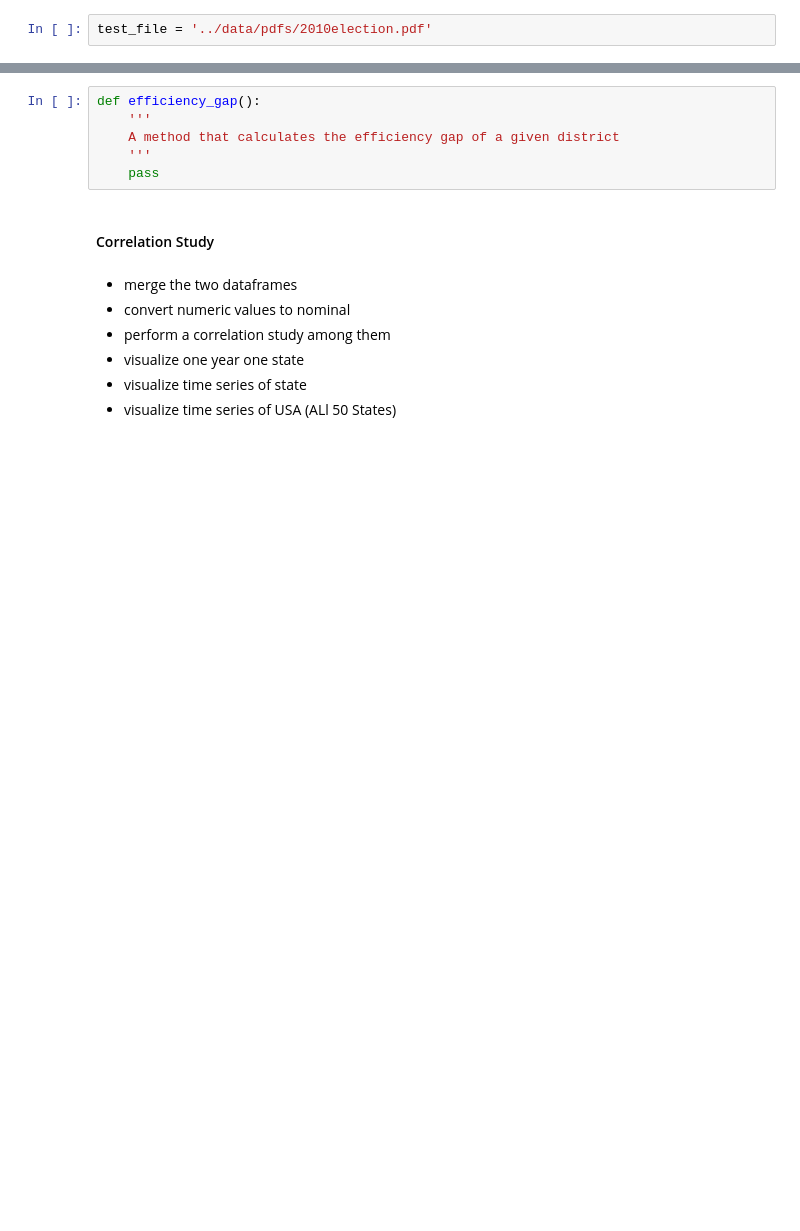
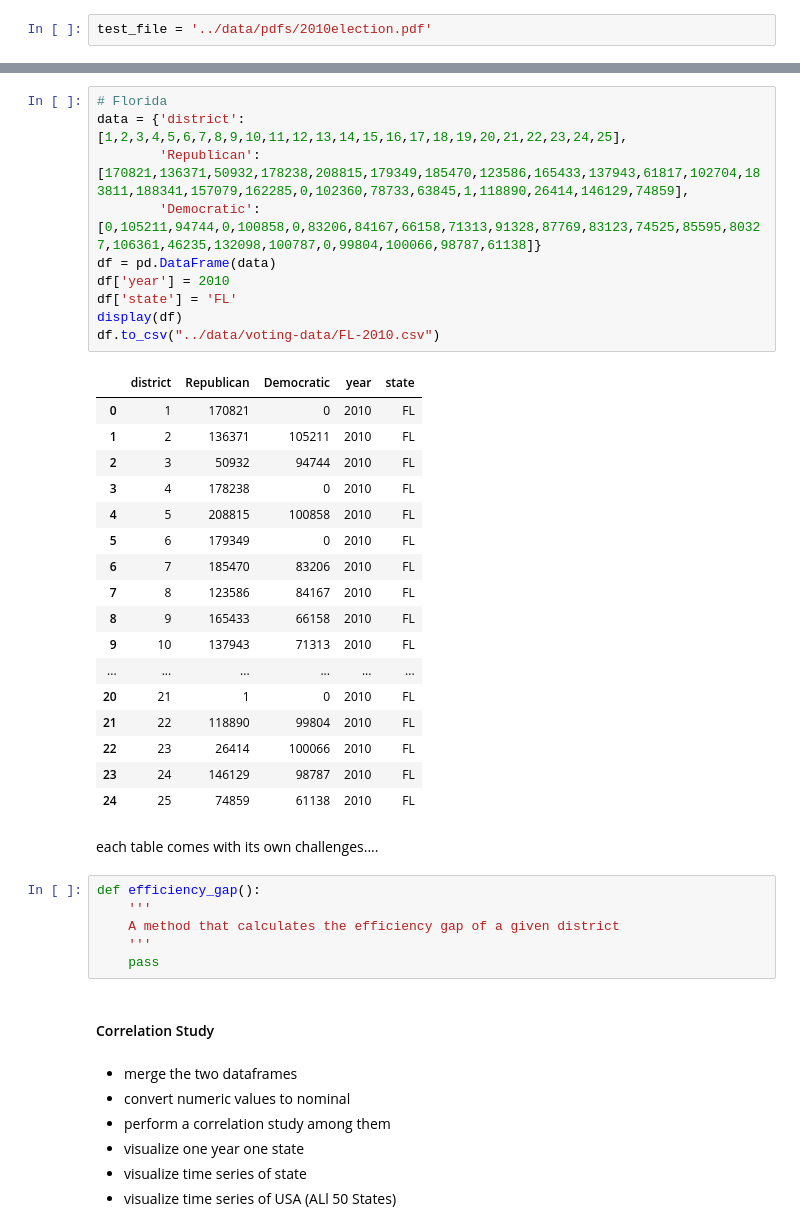
Before and after one commit to Simonlee711/gerrymandering-polarisation-study, a Jupyter notebook: src/gov-analysis.ipynb, the cells around one changed output, grey strips where cells are left out. Saved outputs shown, nothing was run; the diff lists cells and outputs as text; blank space fills up the shorter version.

```diff
--- a/src/gov-analysis.ipynb
+++ b/src/gov-analysis.ipynb
@@ -148,3 +270,33 @@ tables = camelot.read_pdf('../data/pdfs/2010election.pdf')
+# %%
+# Florida
+data = {'district': [1,2,3,4,5,6,7,8,9,10,11,12,13,14,15,16,17,18,19,20,21,22,23,24,25],
+        'Republican': [170821,136371,50932,178238,208815,179349,185470,123586,165433,137943,61817,102704,183811,188341,157079,162285,0,102360,78733,63845,1,118890,26414,146129,74859],
+        'Democratic':[0,105211,94744,0,100858,0,83206,84167,66158,71313,91328,87769,83123,74525,85595,80327,106361,46235,132098,100787,0,99804,100066,98787,61138]}
+df = pd.DataFrame(data)
+df['year'] = 2010
+df['state'] = 'FL'
+display(df)
+df.to_csv("../data/voting-data/FL-2010.csv")
+# %% [output]
+|  | district | Republican | Democratic | year | state |
+| 0 | 1 | 170821 | 0 | 2010 | FL |
+| 1 | 2 | 136371 | 105211 | 2010 | FL |
+| 2 | 3 | 50932 | 94744 | 2010 | FL |
+| 3 | 4 | 178238 | 0 | 2010 | FL |
+| 4 | 5 | 208815 | 100858 | 2010 | FL |
+| 5 | 6 | 179349 | 0 | 2010 | FL |
+| 6 | 7 | 185470 | 83206 | 2010 | FL |
+| 7 | 8 | 123586 | 84167 | 2010 | FL |
+| 8 | 9 | 165433 | 66158 | 2010 | FL |
+| 9 | 10 | 137943 | 71313 | 2010 | FL |
+| ... | ... | ... | ... | ... | ... |
+| 20 | 21 | 1 | 0 | 2010 | FL |
+| 21 | 22 | 118890 | 99804 | 2010 | FL |
+| 22 | 23 | 26414 | 100066 | 2010 | FL |
+| 23 | 24 | 146129 | 98787 | 2010 | FL |
+| 24 | 25 | 74859 | 61138 | 2010 | FL |
+# %% [markdown]
+each table comes with its own challenges....
 # %%
 def efficiency_gap():
     '''
```
Also changed, not shown: parts of 19 cells of this notebook, 9 other files.
